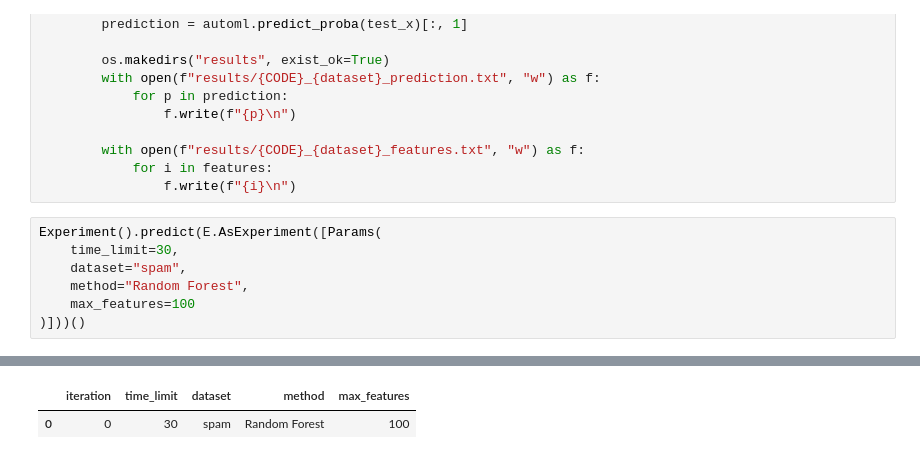
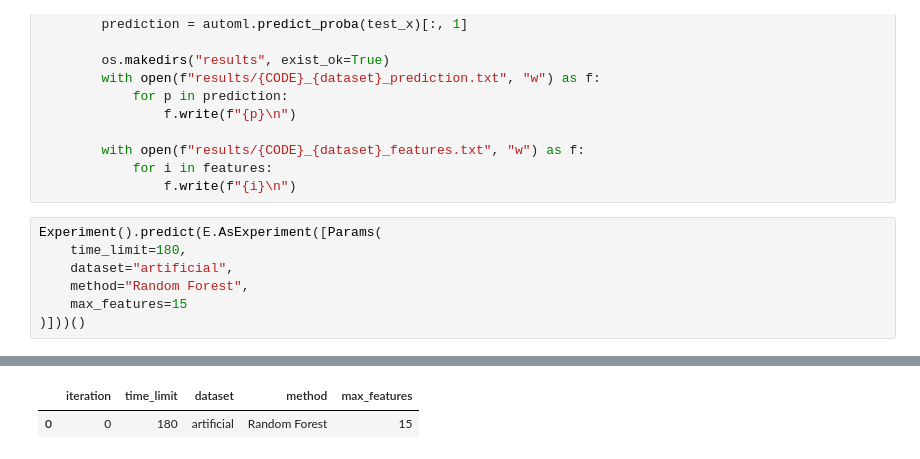
Before and after one commit to Filmos/AML_P2, a Jupyter notebook: Predict.ipynb, the cells around one changed output, grey strips where cells are left out. Drawn from its saved outputs; the diff is of its cells as text.

```diff
--- a/Predict.ipynb
+++ b/Predict.ipynb
@@ -26,9 +26,9 @@ class Experiment(Core):
                 f.write(f"{i}\n")
 # %%
 Experiment().predict(E.AsExperiment([Params(
-    time_limit=30,
-    dataset="spam",
+    time_limit=180,
+    dataset="artificial",
     method="Random Forest",
-    max_features=100
+    max_features=15
 )]))()
 # %% [output]
@@ -52,2 +52,2 @@ Experiment().predict(E.AsExperiment([Params(
 |  | iteration | time_limit | dataset | method | max_features |
-| 0 | 0 | 30 | spam | Random Forest | 100 |
+| 0 | 0 | 180 | artificial | Random Forest | 15 |
```
Also changed, not shown: parts of 2 cells of this notebook, 8 other files.
